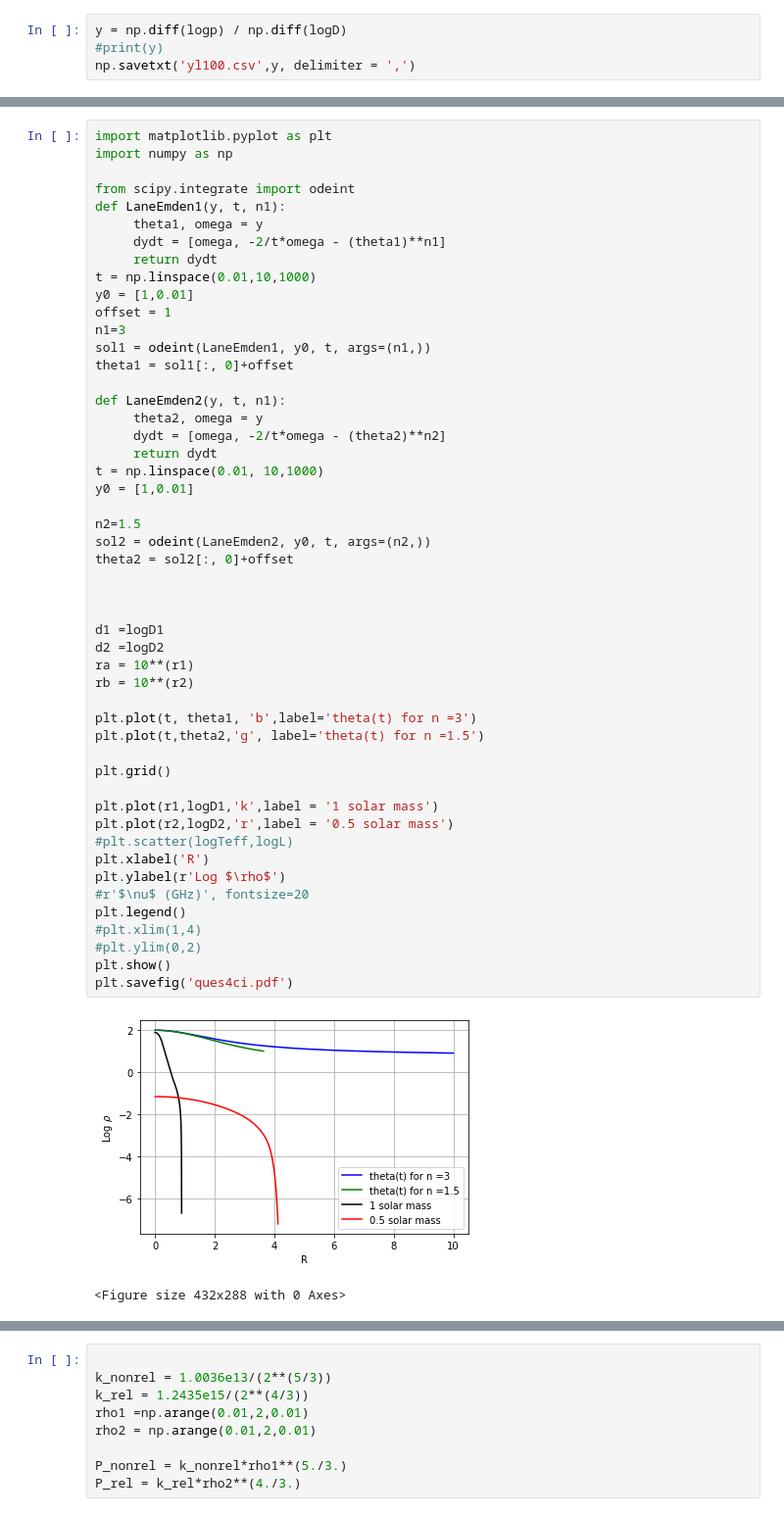
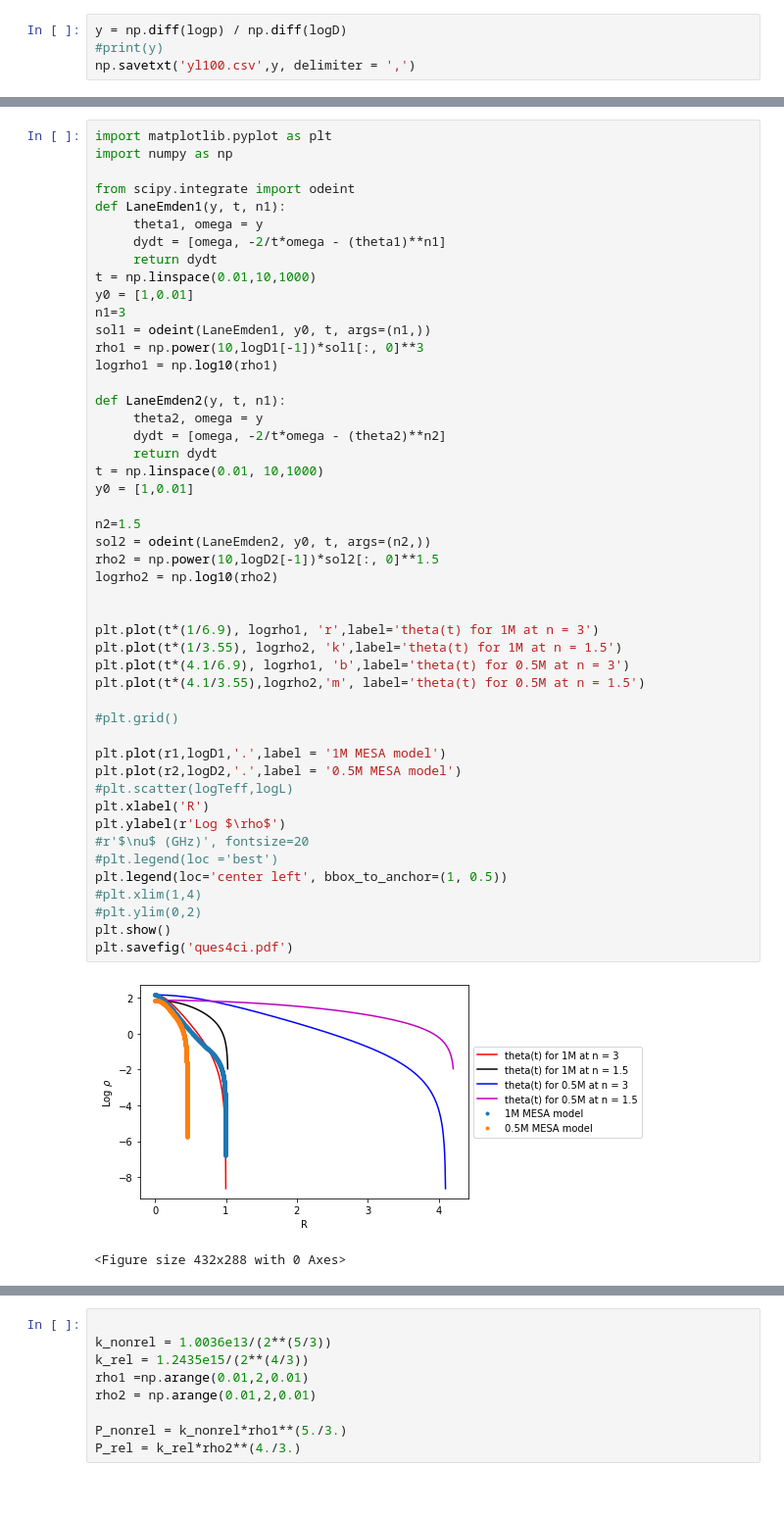
Before and after one commit to ibikadaeze/ast1501, a Jupyter notebook: ques4.ipynb, the cells around one changed output, grey strips where cells are left out. Shown: that part at 98% size. Saved outputs shown, nothing was run; the diff lists cells and outputs as text.

```diff
--- a/ques4.ipynb
+++ b/ques4.ipynb
@@ -154,49 +165,47 @@ def LaneEmden1(y, t, n1):
      theta1, omega = y
      dydt = [omega, -2/t*omega - (theta1)**n1]
      return dydt
 t = np.linspace(0.01,10,1000)
 y0 = [1,0.01]
-offset = 1
 n1=3
 sol1 = odeint(LaneEmden1, y0, t, args=(n1,))
-theta1 = sol1[:, 0]+offset
+rho1 = np.power(10,logD1[-1])*sol1[:, 0]**3
+logrho1 = np.log10(rho1)
 
 def LaneEmden2(y, t, n1):
      theta2, omega = y
      dydt = [omega, -2/t*omega - (theta2)**n2]
      return dydt
 t = np.linspace(0.01, 10,1000)
 y0 = [1,0.01]
 
 n2=1.5
 sol2 = odeint(LaneEmden2, y0, t, args=(n2,))
-theta2 = sol2[:, 0]+offset
+rho2 = np.power(10,logD2[-1])*sol2[:, 0]**1.5
+logrho2 = np.log10(rho2)
 
 
+plt.plot(t*(1/6.9), logrho1, 'r',label='theta(t) for 1M at n = 3')
+plt.plot(t*(1/3.55), logrho2, 'k',label='theta(t) for 1M at n = 1.5')
+plt.plot(t*(4.1/6.9), logrho1, 'b',label='theta(t) for 0.5M at n = 3')
+plt.plot(t*(4.1/3.55),logrho2,'m', label='theta(t) for 0.5M at n = 1.5')
 
-d1 =logD1
-d2 =logD2
-ra = 10**(r1)
-rb = 10**(r2)
+#plt.grid()
 
-plt.plot(t, theta1, 'b',label='theta(t) for n =3')
-plt.plot(t,theta2,'g', label='theta(t) for n =1.5')
-
-plt.grid()
-
-plt.plot(r1,logD1,'k',label = '1 solar mass')
-plt.plot(r2,logD2,'r',label = '0.5 solar mass')
+plt.plot(r1,logD1,'.',label = '1M MESA model')
+plt.plot(r2,logD2,'.',label = '0.5M MESA model')
 #plt.scatter(logTeff,logL)
 plt.xlabel('R')
 plt.ylabel(r'Log $\rho$')
 #r'$\nu$ (GHz)', fontsize=20
-plt.legend()
+#plt.legend(loc ='best')
+plt.legend(loc='center left', bbox_to_anchor=(1, 0.5))
 #plt.xlim(1,4)
 #plt.ylim(0,2)
 plt.show()
 plt.savefig('ques4ci.pdf')
 # %% [output]
-[figure, old version]
+[figure, new version]
 <Figure size 432x288 with 0 Axes>
 # %%
 import matplotlib.pyplot as plt
```
Also changed, not shown: parts of 12 cells of this notebook.
